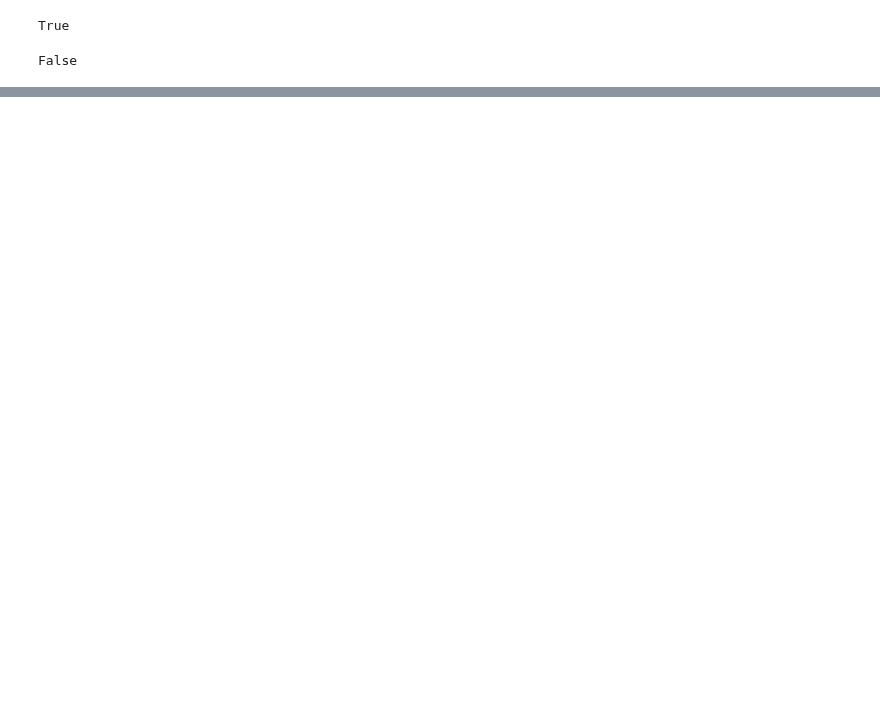
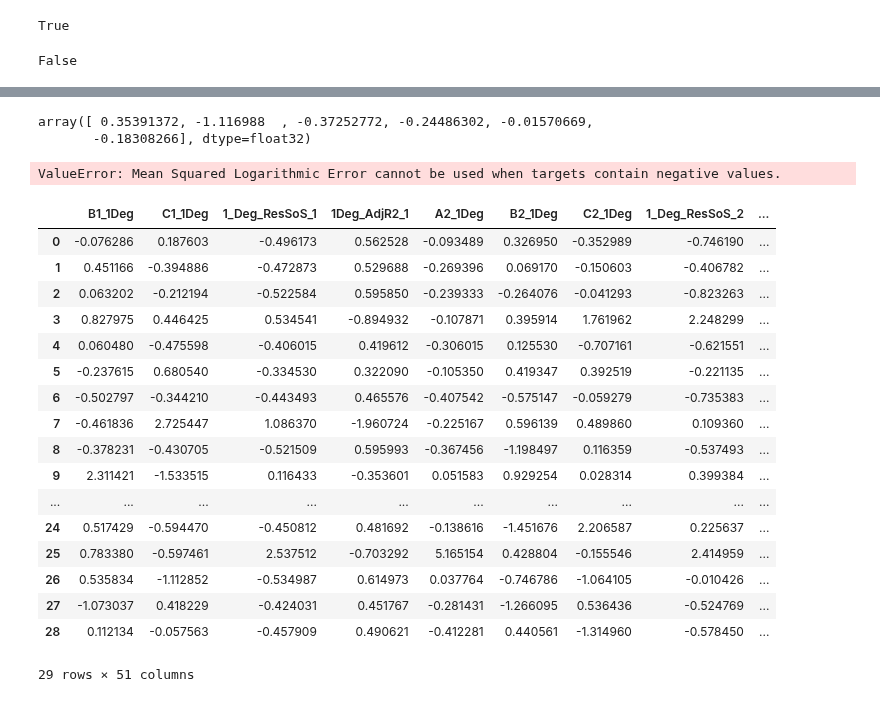
Before and after one commit to jamesleocodes/eye_movement, a Jupyter notebook: models/xgb_reg.ipynb, the cells around one changed output, grey strips where cells are left out. Cells and saved outputs as stored; diff of their text form; code cells hidden in the pictures; blank space fills up the shorter version.

```diff
--- a/models/xgb_reg.ipynb
+++ b/models/xgb_reg.ipynb
@@ -341,0 +458,32 @@ pickle.dump(best_parameters, open(file_path,'wb'))
+# %%
+predictions
+# %% [output]
+array([ 0.35391372, -1.116988  , -0.37252772, -0.24486302, -0.01570669,
+       -0.18308266], dtype=float32)
+# %%
+from sklearn.metrics import mean_squared_log_error
+RMSLE = np.sqrt( mean_squared_log_error(data_tes_y, predictions) )
+print("The score is %.5f" % RMSLE )
+# %% [output]
+ValueError: Mean Squared Logarithmic Error cannot be used when targets contain negative values.
+# %%
+data
+# %% [output]
+|  | B1_1Deg | C1_1Deg | 1_Deg_ResSoS_1 | 1Deg_AdjR2_1 | A2_1Deg | B2_1Deg | C2_1Deg | 1_Deg_ResSoS_2 | ... |
+| 0 | -0.076286 | 0.187603 | -0.496173 | 0.562528 | -0.093489 | 0.326950 | -0.352989 | -0.746190 | ... |
+| 1 | 0.451166 | -0.394886 | -0.472873 | 0.529688 | -0.269396 | 0.069170 | -0.150603 | -0.406782 | ... |
+| 2 | 0.063202 | -0.212194 | -0.522584 | 0.595850 | -0.239333 | -0.264076 | -0.041293 | -0.823263 | ... |
+| 3 | 0.827975 | 0.446425 | 0.534541 | -0.894932 | -0.107871 | 0.395914 | 1.761962 | 2.248299 | ... |
+| 4 | 0.060480 | -0.475598 | -0.406015 | 0.419612 | -0.306015 | 0.125530 | -0.707161 | -0.621551 | ... |
+| 5 | -0.237615 | 0.680540 | -0.334530 | 0.322090 | -0.105350 | 0.419347 | 0.392519 | -0.221135 | ... |
+| 6 | -0.502797 | -0.344210 | -0.443493 | 0.465576 | -0.407542 | -0.575147 | -0.059279 | -0.735383 | ... |
+| 7 | -0.461836 | 2.725447 | 1.086370 | -1.960724 | -0.225167 | 0.596139 | 0.489860 | 0.109360 | ... |
+| 8 | -0.378231 | -0.430705 | -0.521509 | 0.595993 | -0.367456 | -1.198497 | 0.116359 | -0.537493 | ... |
+| 9 | 2.311421 | -1.533515 | 0.116433 | -0.353601 | 0.051583 | 0.929254 | 0.028314 | 0.399384 | ... |
+| ... | ... | ... | ... | ... | ... | ... | ... | ... | ... |
+| 24 | 0.517429 | -0.594470 | -0.450812 | 0.481692 | -0.138616 | -1.451676 | 2.206587 | 0.225637 | ... |
+| 25 | 0.783380 | -0.597461 | 2.537512 | -0.703292 | 5.165154 | 0.428804 | -0.155546 | 2.414959 | ... |
+| 26 | 0.535834 | -1.112852 | -0.534987 | 0.614973 | 0.037764 | -0.746786 | -1.064105 | -0.010426 | ... |
+| 27 | -1.073037 | 0.418229 | -0.424031 | 0.451767 | -0.281431 | -1.266095 | 0.536436 | -0.524769 | ... |
+| 28 | 0.112134 | -0.057563 | -0.457909 | 0.490621 | -0.412281 | 0.440561 | -1.314960 | -0.578450 | ... |
+29 rows × 51 columns
```
Also changed, not shown: parts of 23 cells of this notebook, 1 other file.
